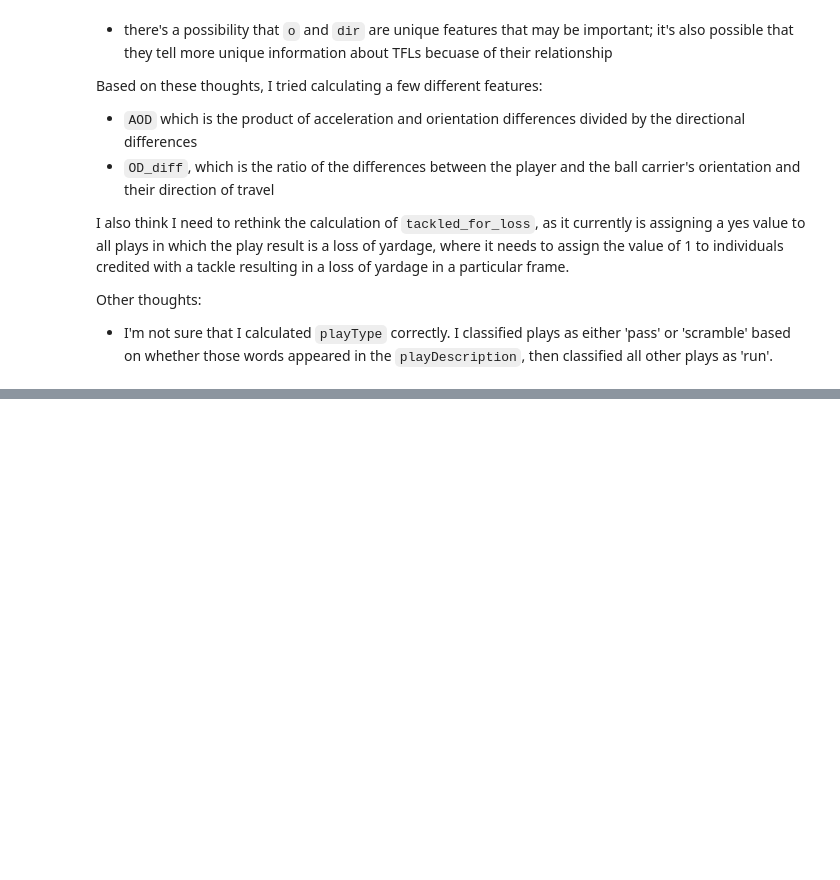
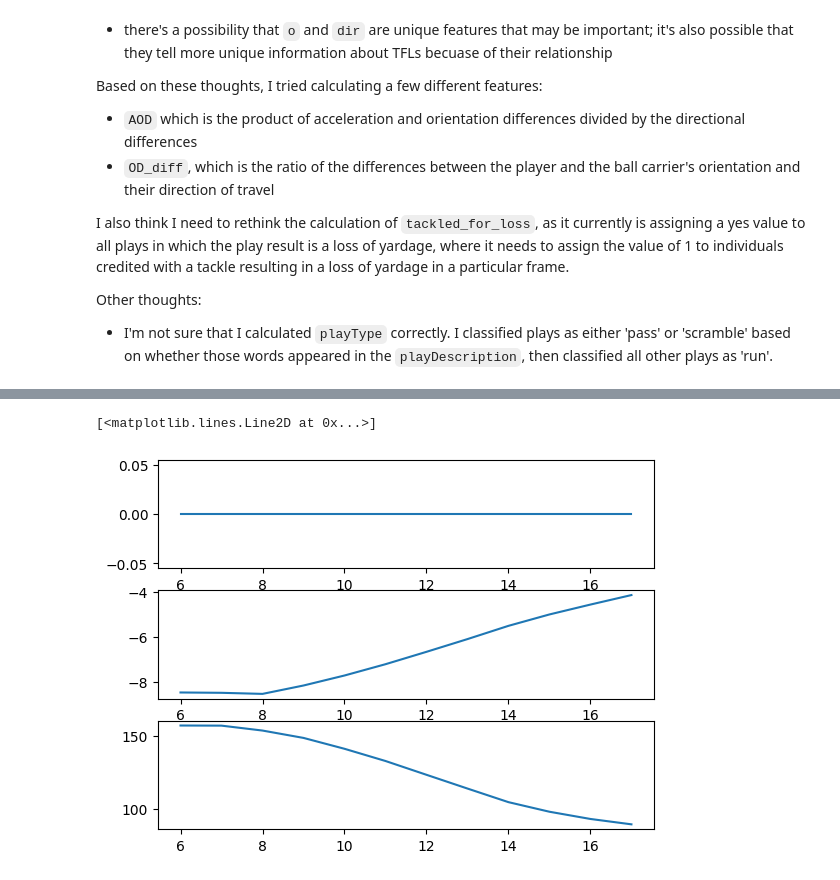
Before and after one commit to nacoker/NFL-big-data-bowl-2024, a Jupyter notebook: calculating-player-distances-and-assessing-tackles.ipynb, the cells around one changed output, grey strips where cells are left out. Drawn from its saved outputs; the diff is of its cells as text; code cells hidden in the pictures; blank space fills up the shorter version.

Commit message:
Kaggle Notebook | Calculating Player Distances and Assessing Tackles | Version 6

```diff
--- a/calculating-player-distances-and-assessing-tackles.ipynb
+++ b/calculating-player-distances-and-assessing-tackles.ipynb
@@ -694,0 +173,5 @@ Index(['gameId', 'playId', 'nflId', 'displayName', 'frameId', 'playDirection',
+# %%
+defensive_players = ['CB1','SS1','CB2','CB3','DE1','FS1','DT1', 'DE2','OLB1','ILB1','DT2','ILB2','OLB2','FS2','SS2','DE3','CB4','T1','T2','T3']
+df.loc[:,'is_defense'] = 0
+df.loc[(df['pos_unique'].isin(defensive_players)), 'is_defense'] = 1
+df[['displayName','club','possessionTeam','pos_unique','is_defense']].sample(50)
@@ -694,0 +211,8 @@ Index(['gameId', 'playId', 'nflId', 'displayName', 'frameId', 'playDirection',
+# %%
+#Double check this. Run classification may not be optimal.
+df['playType'] = 0
+df.loc[df['playDescription'].str.contains('pass'),'playType'] = 'pass'
+df.loc[df['playDescription'].str.contains('scramble'),'playType'] = 'scramble'
+df.loc[~((df['playDescription'].str.contains('pass')) | (df['playDescription'].str.contains('scramble'))),'playType'] = 'run'
+df[['playDescription','playType']].sample(50)
+df.groupby('playType',as_index=False)['prePenaltyPlayResult'].describe()
@@ -694,0 +235,3 @@ Index(['gameId', 'playId', 'nflId', 'displayName', 'frameId', 'playDirection',
+# %%
+df['tackled_for_loss'] = 0
+df.loc[(df['prePenaltyPlayResult']<0) & (df['event']=='tackle') & (df['tackle']==1),'tackled_for_loss'] = 1
@@ -757,0 +342,13 @@ _df2.groupby(['tackle','playType']).corr(method='spearman')
+# %%
+_play58 = df.loc[(df['gameId'] == 2022091103) & (df['playId'] == 58)]
+_play764 = df.loc[(df['gameId'] == 2022091103) & (df['playId'] == 764)]
+# %%
+#Markus Bailey and Najee Harris (play 764)
+_play764_tackler = _play764.loc[_play764['displayName'] == 'Markus Bailey']
+fig,ax = plt.subplots(3,1)
+ax[0].plot(_play764_tackler['frameId'],_play764_tackler['tackle'])
+ax[1].plot(_play764_tackler['frameId'],_play764_tackler['strain'])
+ax[2].plot(_play764_tackler['frameId'],_play764_tackler['a_strain'])
+# %% [output]
+[<matplotlib.lines.Line2D at 0x...>]
+[figure, added]
```
Also changed, not shown: parts of 75 cells of this notebook.
